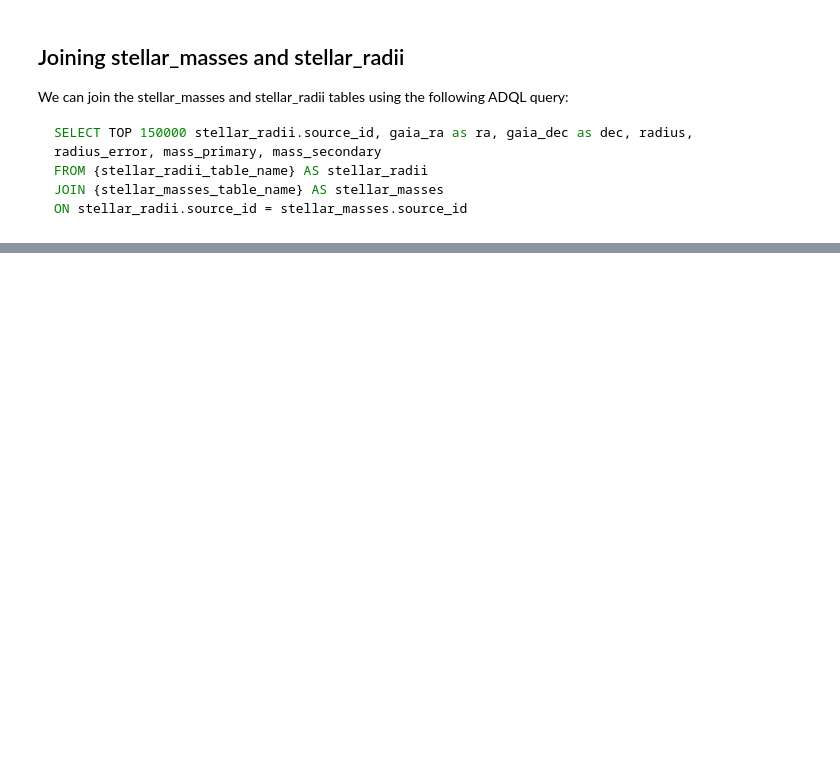
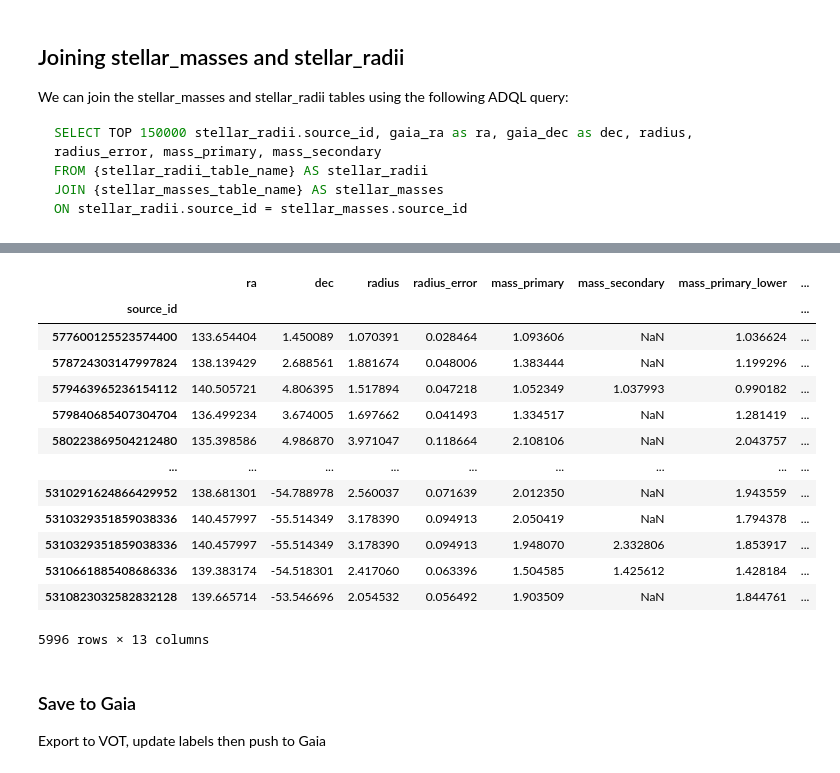
Before and after one commit to max-widmaier/Stellar-Nuclear-Research, a Jupyter notebook: gaia_collation.ipynb, the cells around one changed output, grey strips where cells are left out. Cells and saved outputs as stored; diff of their text form; code cells hidden in the pictures; blank space fills up the shorter version.

Commit message:
Finished Data Collation

```diff
--- a/gaia_collation.ipynb
+++ b/gaia_collation.ipynb
@@ -297,0 +367,9 @@ Table 'user_mwidmaie.stellar_masses' deleted.
+# %%
+import numpy as np
+# Load stellar_masses_and_radii.vot as a Pandas DataFrame
+combined_table_name = 'user_' + username + ".stellar_masses_and_radii"
+combined_table: Table = Table.read('data/stellar_masses_and_radii.vot')
+combined_table_df = combined_table.to_pandas(index='source_id')
+
+# Calculate core temperature
+combined_table_df['core_temp'] = 1.5e+7 * combined_table_df['mass_primary'] / np.power(combined_table_df['radius'], -1)
@@ -297,0 +402,27 @@ Table 'user_mwidmaie.stellar_masses' deleted.
+# %%
+# Calculate core temperature error
+combined_table_df['mass_error'] = np.abs(combined_table_df['mass_primary_upper'] - combined_table_df['mass_primary_lower']) / 2
+combined_table_df['mass_avg'] = (combined_table_df['mass_primary_upper'] + combined_table_df['mass_primary_lower']) / 2
+
+combined_table_df['core_temp_rel_error'] = np.sqrt(np.square(combined_table_df['mass_error'] / combined_table_df['mass_avg']) + np.square(-1 * combined_table_df['radius_error']))
+combined_table_df['core_temp_abs_error'] = combined_table_df['core_temp'] * combined_table_df['core_temp_rel_error']
+
+combined_table_df
+# %% [output]
+|  | ra | dec | radius | radius_error | mass_primary | mass_secondary | mass_primary_lower | ... |
+| source_id |  |  |  |  |  |  |  | ... |
+| 577600125523574400 | 133.654404 | 1.450089 | 1.070391 | 0.028464 | 1.093606 | NaN | 1.036624 | ... |
+| 578724303147997824 | 138.139429 | 2.688561 | 1.881674 | 0.048006 | 1.383444 | NaN | 1.199296 | ... |
+| 579463965236154112 | 140.505721 | 4.806395 | 1.517894 | 0.047218 | 1.052349 | 1.037993 | 0.990182 | ... |
+| 579840685407304704 | 136.499234 | 3.674005 | 1.697662 | 0.041493 | 1.334517 | NaN | 1.281419 | ... |
+| 580223869504212480 | 135.398586 | 4.986870 | 3.971047 | 0.118664 | 2.108106 | NaN | 2.043757 | ... |
+| ... | ... | ... | ... | ... | ... | ... | ... | ... |
+| 5310291624866429952 | 138.681301 | -54.788978 | 2.560037 | 0.071639 | 2.012350 | NaN | 1.943559 | ... |
+| 5310329351859038336 | 140.457997 | -55.514349 | 3.178390 | 0.094913 | 2.050419 | NaN | 1.794378 | ... |
+| 5310329351859038336 | 140.457997 | -55.514349 | 3.178390 | 0.094913 | 1.948070 | 2.332806 | 1.853917 | ... |
+| 5310661885408686336 | 139.383174 | -54.518301 | 2.417060 | 0.063396 | 1.504585 | 1.425612 | 1.428184 | ... |
+| 5310823032582832128 | 139.665714 | -53.546696 | 2.054532 | 0.056492 | 1.903509 | NaN | 1.844761 | ... |
+5996 rows × 13 columns
+# %% [markdown]
+### Save to Gaia
+Export to VOT, update labels then push to Gaia
```
Also changed, not shown: parts of 15 cells of this notebook, 4 other files.
